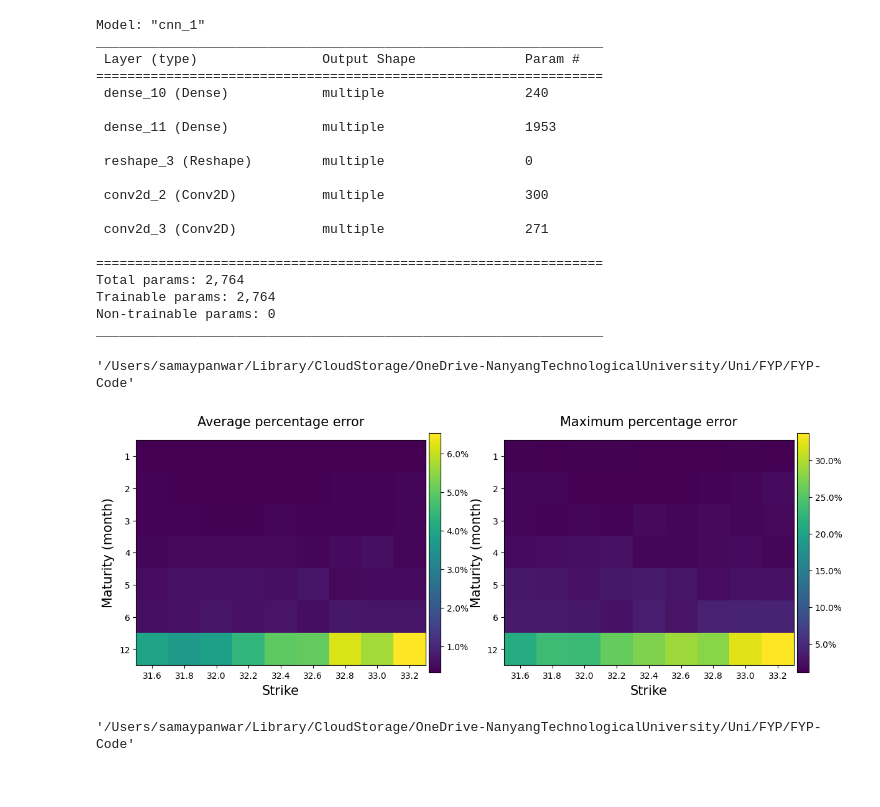
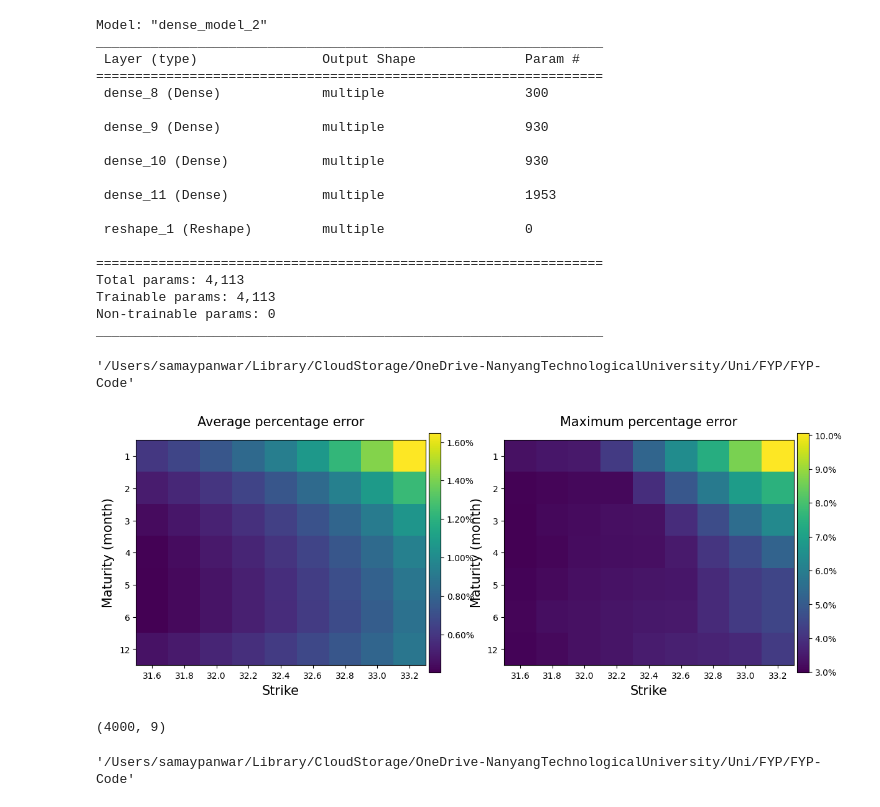
Before and after one commit to samaypanwar/FYP-Code, a Jupyter notebook: notebooks/test.ipynb, the cells around one changed output. Cells and saved outputs as stored; diff of their text form; code cells hidden in the pictures.

```diff
--- a/notebooks/test.ipynb
+++ b/notebooks/test.ipynb
@@ -10,26 +10,27 @@ from helper.synthesis import create_features_linspace
 # %%
 from analysis.gridbased import model
 # %%
-model_type = 'cnn'
-models = model.init_model(model_type)
+model_type = 'dense'
+parameterization = 'svensson'
+models = model.init_model(model_type = model_type, parameterization = parameterization)
 # %% [output]
-Model: "cnn_1"
+Model: "dense_model_2"
 _________________________________________________________________
  Layer (type)                Output Shape              Param #
 =================================================================
- dense_10 (Dense)            multiple                  240
+ dense_8 (Dense)             multiple                  300
+
+ dense_9 (Dense)             multiple                  930
+
+ dense_10 (Dense)            multiple                  930
 
  dense_11 (Dense)            multiple                  1953
 
- reshape_3 (Reshape)         multiple                  0
-
- conv2d_2 (Conv2D)           multiple                  300
-
- conv2d_3 (Conv2D)           multiple                  271
+ reshape_1 (Reshape)         multiple                  0
 
 =================================================================
-Total params: 2,764
-Trainable params: 2,764
+Total params: 4,113
+Trainable params: 4,113
 Non-trainable params: 0
 _________________________________________________________________
 # %%
@@ -40,18 +41,18 @@ os.getcwd()
 # %%
 import tensorflow as tf
 gpus = tf.config.experimental.list_physical_devices('GPU')
 if gpus:
   try:
     # Currently, memory growth needs to be the same across GPUs
     for gpu in gpus:
       tf.config.experimental.set_memory_growth(gpu, True)
     logical_gpus = tf.config.experimental.list_logical_devices('GPU')
     print(len(gpus), "Physical GPUs,", len(logical_gpus), "Logical GPUs")
   except RuntimeError as e:
     # Memory growth must be set before GPUs have been initialized
     print(e)
 # print(os.getcwd())
-model.train_model(models, epochs = 250, model_type = model_type)
+model.train_model(models, epochs = 250, model_type = model_type, parameterization = parameterization)
 # %% [output]
-[figure, old version]
+[figure, new version]
 # %%
@@ -63,3 +64,7 @@ model.calibrate(model = models, prices = price_test, parameters = params_range_t
+# %%
+params_range_test.shape
+# %% [output]
+(4000, 9)
 # %%
 from helper.synthesis import create_features_linspace
 %load_ext autoreload
```
Also changed, not shown: parts of 14 cells of this notebook, 24 other files.
